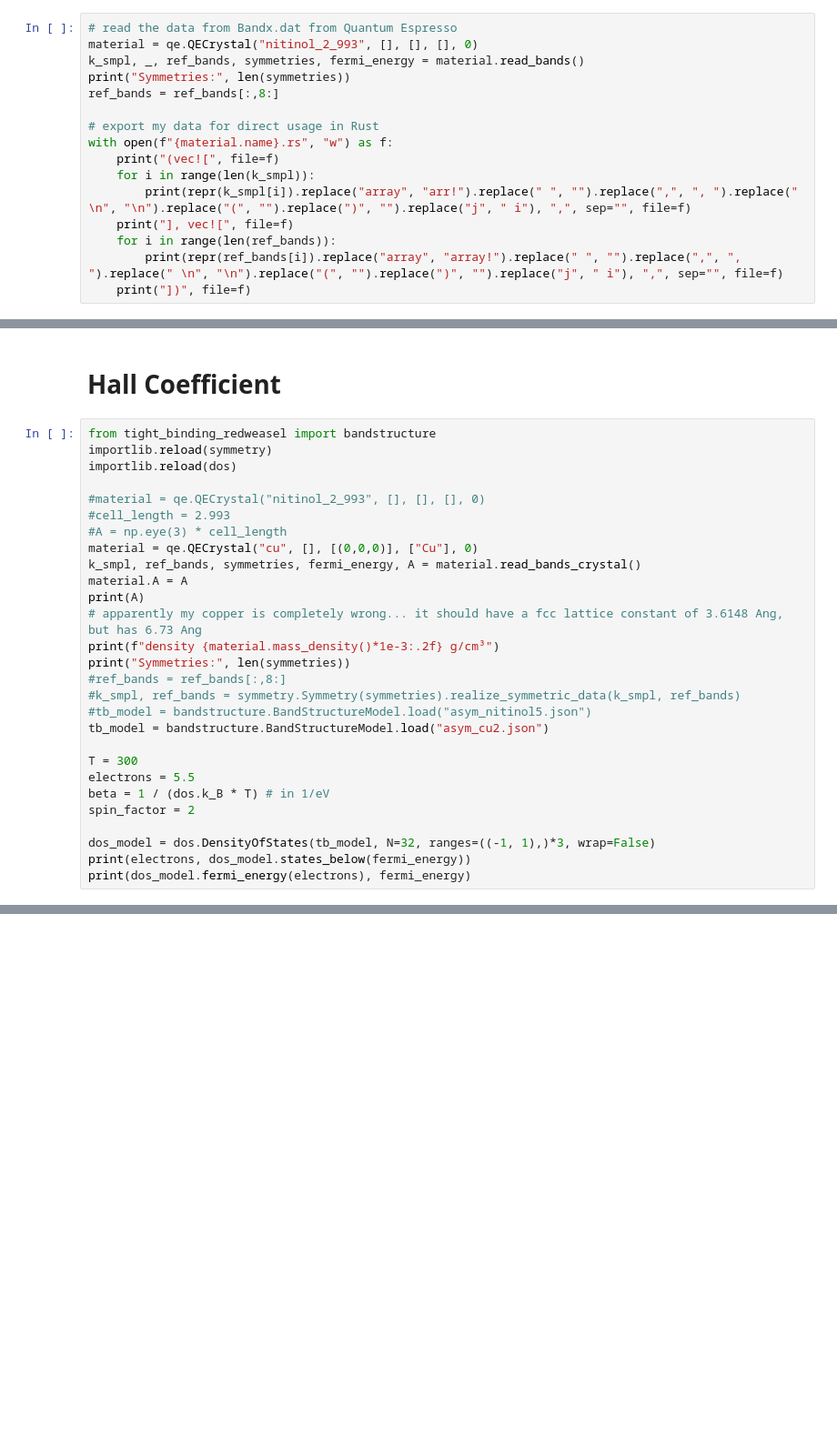
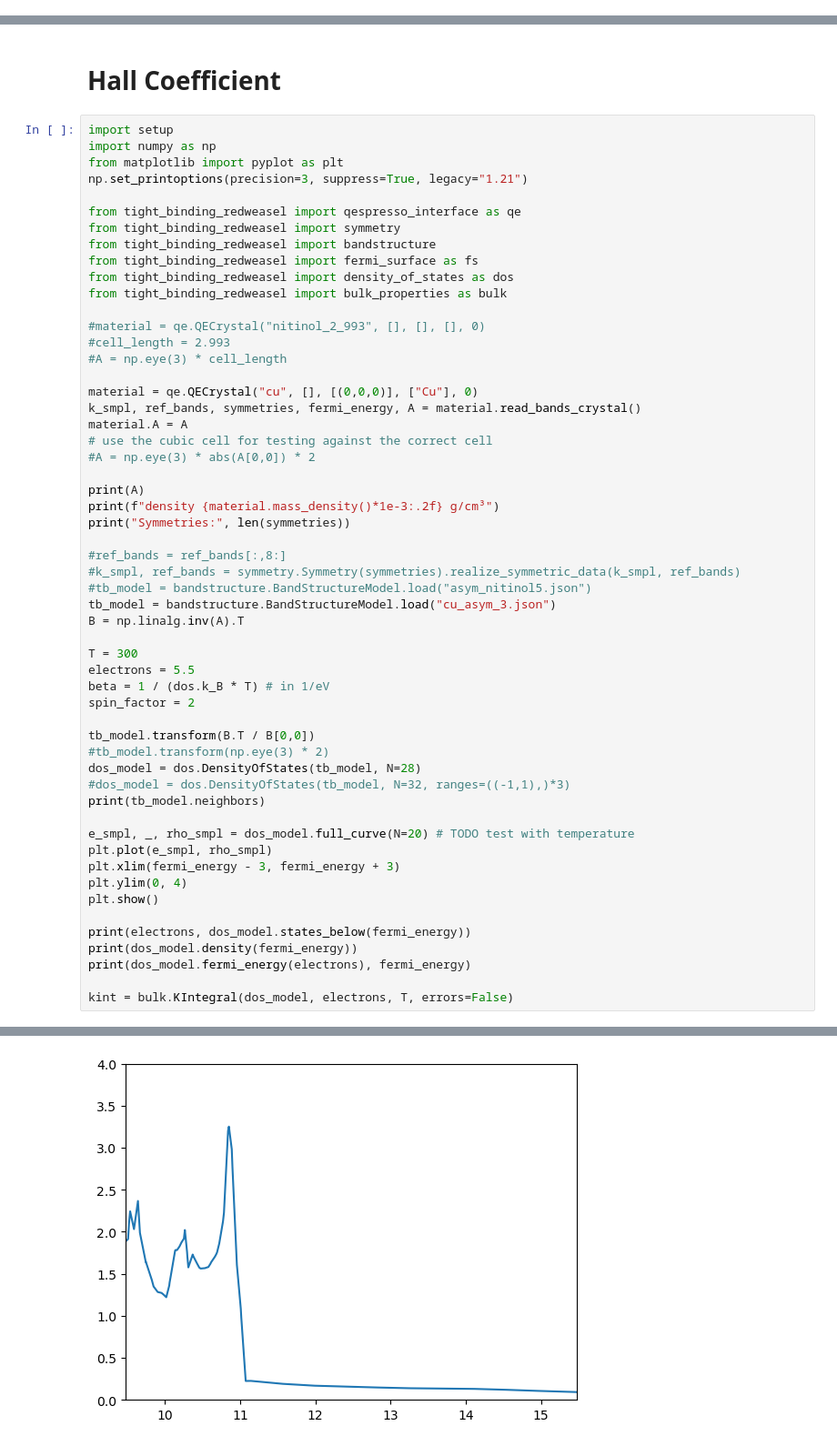
Before and after one commit to redweasel/tight-binding, a Jupyter notebook: notebooks/Processing.ipynb, the cells around one changed output, grey strips where cells are left out. Shown at 91% size. Saved outputs shown, nothing was run; the diff lists cells and outputs as text; blank space fills up the shorter version.

```diff
--- a/notebooks/Processing.ipynb
+++ b/notebooks/Processing.ipynb
@@ -24,16 +17,0 @@ importlib.reload(bulk);
-# %%
-# read the data from Bandx.dat from Quantum Espresso
-material = qe.QECrystal("nitinol_2_993", [], [], [], 0)
-k_smpl, _, ref_bands, symmetries, fermi_energy = material.read_bands()
-print("Symmetries:", len(symmetries))
-ref_bands = ref_bands[:,8:]
-
-# export my data for direct usage in Rust
-with open(f"{material.name}.rs", "w") as f:
-    print("(vec![", file=f)
-    for i in range(len(k_smpl)):
-        print(repr(k_smpl[i]).replace("array", "arr!").replace(" ", "").replace(",", ", ").replace(" \n", "\n").replace("(", "").replace(")", "").replace("j", " i"), ",", sep="", file=f)
-    print("], vec![", file=f)
-    for i in range(len(ref_bands)):
-        print(repr(ref_bands[i]).replace("array", "array!").replace(" ", "").replace(",", ", ").replace(" \n", "\n").replace("(", "").replace(")", "").replace("j", " i"), ",", sep="", file=f)
-    print("])", file=f)
@@ -634,31 +293,58 @@ plt.show()
 # %% [markdown]
 # Hall Coefficient
 # %%
+import setup
+import numpy as np
+from matplotlib import pyplot as plt
+np.set_printoptions(precision=3, suppress=True, legacy="1.21")
+
+from tight_binding_redweasel import qespresso_interface as qe
+from tight_binding_redweasel import symmetry
 from tight_binding_redweasel import bandstructure
-importlib.reload(symmetry)
-importlib.reload(dos)
+from tight_binding_redweasel import fermi_surface as fs
+from tight_binding_redweasel import density_of_states as dos
+from tight_binding_redweasel import bulk_properties as bulk
 
 #material = qe.QECrystal("nitinol_2_993", [], [], [], 0)
 #cell_length = 2.993
 #A = np.eye(3) * cell_length
+
 material = qe.QECrystal("cu", [], [(0,0,0)], ["Cu"], 0)
 k_smpl, ref_bands, symmetries, fermi_energy, A = material.read_bands_crystal()
 material.A = A
+# use the cubic cell for testing against the correct cell
+#A = np.eye(3) * abs(A[0,0]) * 2
+
 print(A)
-# apparently my copper is completely wrong... it should have a fcc lattice constant of 3.6148 Ang, but has 6.73 Ang
 print(f"density {material.mass_density()*1e-3:.2f} g/cm³")
 print("Symmetries:", len(symmetries))
+
 #ref_bands = ref_bands[:,8:]
 #k_smpl, ref_bands = symmetry.Symmetry(symmetries).realize_symmetric_data(k_smpl, ref_bands)
 #tb_model = bandstructure.BandStructureModel.load("asym_nitinol5.json")
-tb_model = bandstructure.BandStructureModel.load("asym_cu2.json")
+tb_model = bandstructure.BandStructureModel.load("cu_asym_3.json")
+B = np.linalg.inv(A).T
 
 T = 300
 electrons = 5.5
 beta = 1 / (dos.k_B * T) # in 1/eV
 spin_factor = 2
 
-dos_model = dos.DensityOfStates(tb_model, N=32, ranges=((-1, 1),)*3, wrap=False)
+tb_model.transform(B.T / B[0,0])
+#tb_model.transform(np.eye(3) * 2)
+dos_model = dos.DensityOfStates(tb_model, N=28)
+#dos_model = dos.DensityOfStates(tb_model, N=32, ranges=((-1,1),)*3)
+print(tb_model.neighbors)
+
+e_smpl, _, rho_smpl = dos_model.full_curve(N=20) # TODO test with temperature
+plt.plot(e_smpl, rho_smpl)
+plt.xlim(fermi_energy - 3, fermi_energy + 3)
+plt.ylim(0, 4)
+plt.show()
+
 print(electrons, dos_model.states_below(fermi_energy))
+print(dos_model.density(fermi_energy))
 print(dos_model.fermi_energy(electrons), fermi_energy)
+
+kint = bulk.KIntegral(dos_model, electrons, T, errors=False)
 # %% [output]
@@ -671,0 +368 @@ Symmetries: 48
+[figure, added]
```
Also changed, not shown: parts of 23 cells of this notebook, 17 other files.
